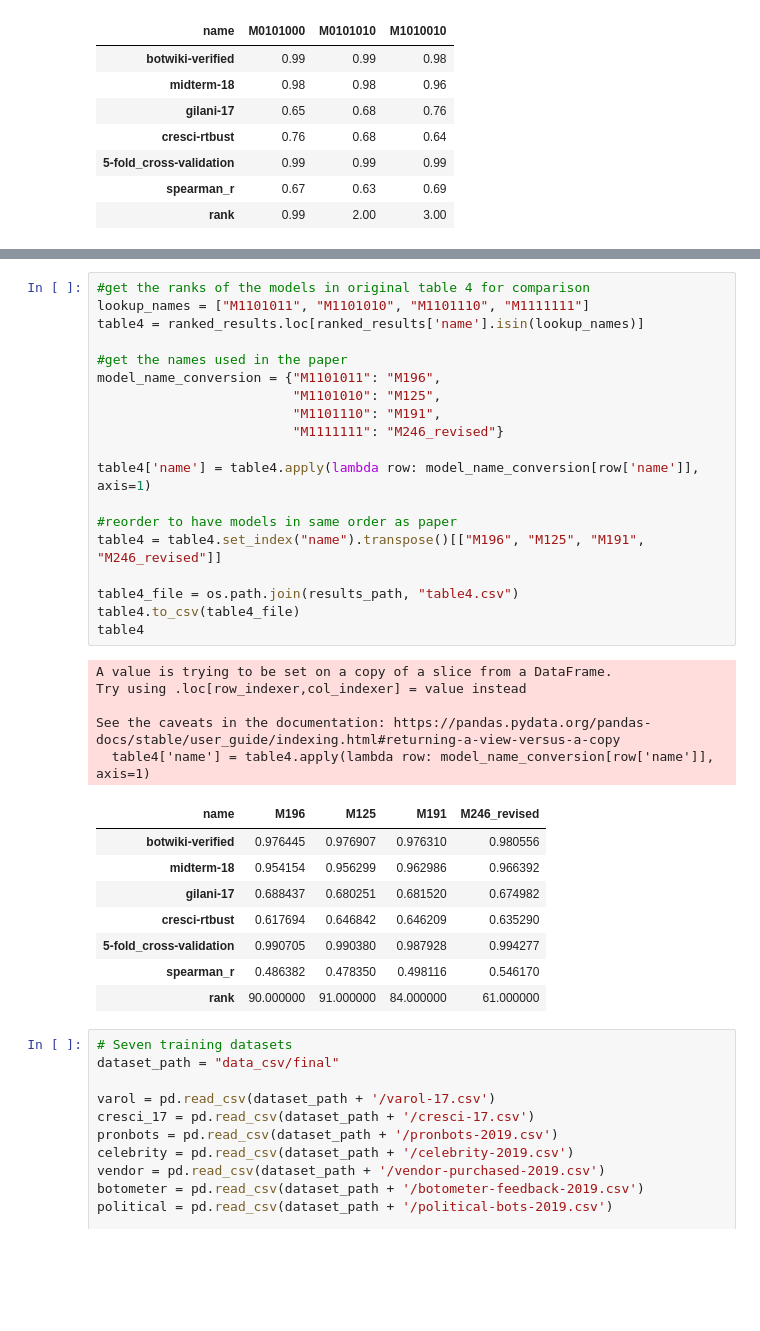
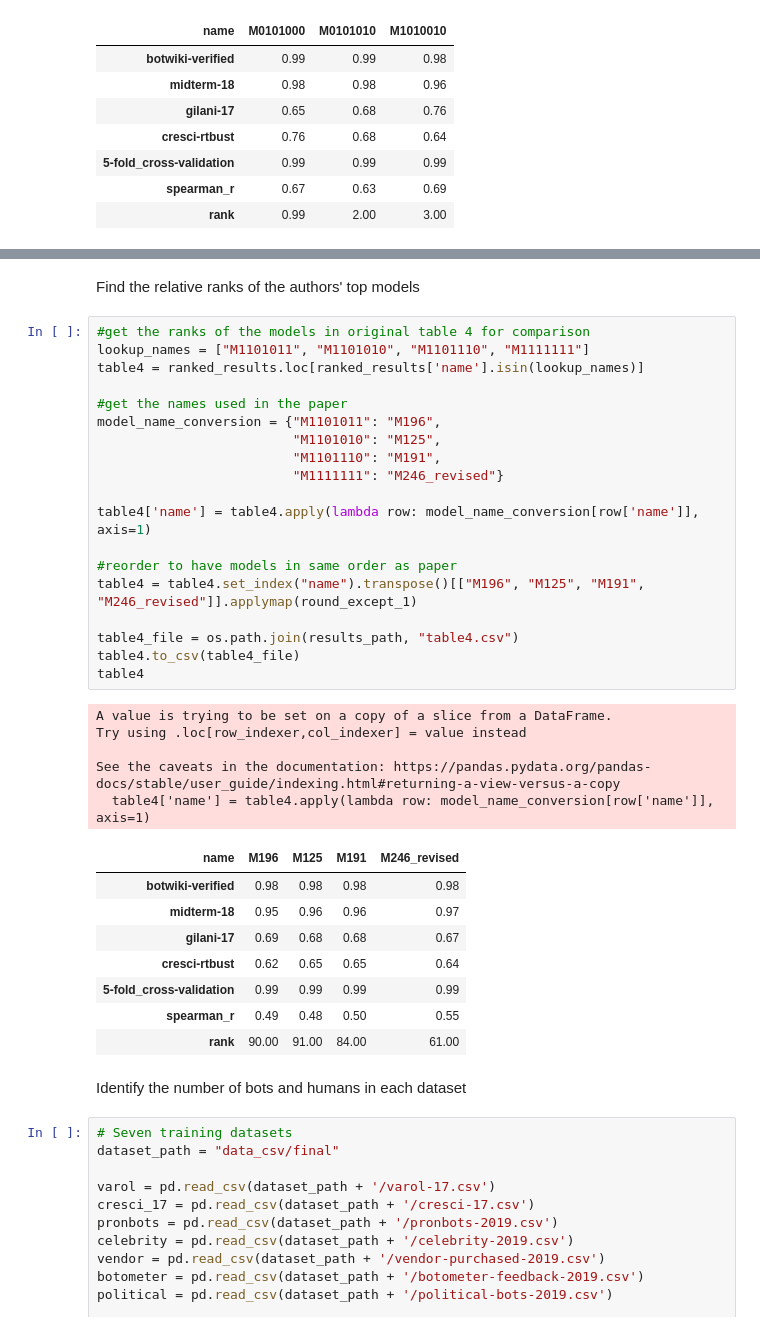
Before and after one commit to KatrinaLiqy/SocialBotDetection, a Jupyter notebook: DataAnalysis.ipynb, the cells around one changed output, grey strips where cells are left out. Saved outputs shown, nothing was run; the diff lists cells and outputs as text; blank space fills up the shorter version.

```diff
--- a/DataAnalysis.ipynb
+++ b/DataAnalysis.ipynb
@@ -117,37 +115,41 @@ graph.set_xticklabels(graph.get_xticklabels(), rotation=45, horizontalalignment=
 [figure]
+# %% [markdown]
+Find the relative ranks of the authors' top models
 # %%
 #get the ranks of the models in original table 4 for comparison
 lookup_names = ["M1101011", "M1101010", "M1101110", "M1111111"]
 table4 = ranked_results.loc[ranked_results['name'].isin(lookup_names)]
 
 #get the names used in the paper
 model_name_conversion = {"M1101011": "M196",
                          "M1101010": "M125",
                          "M1101110": "M191",
                          "M1111111": "M246_revised"}
 
 table4['name'] = table4.apply(lambda row: model_name_conversion[row['name']], axis=1)
 
 #reorder to have models in same order as paper
-table4 = table4.set_index("name").transpose()[["M196", "M125", "M191", "M246_revised"]]
+table4 = table4.set_index("name").transpose()[["M196", "M125", "M191", "M246_revised"]].applymap(round_except_1)
 
 table4_file = os.path.join(results_path, "table4.csv")
 table4.to_csv(table4_file)
 table4
 # %% [output]
 A value is trying to be set on a copy of a slice from a DataFrame.
 Try using .loc[row_indexer,col_indexer] = value instead
 
 See the caveats in the documentation: https://pandas.pydata.org/pandas-docs/stable/user_guide/indexing.html#returning-a-view-versus-a-copy
   table4['name'] = table4.apply(lambda row: model_name_conversion[row['name']], axis=1)
 | name | M196 | M125 | M191 | M246_revised |
-| botwiki-verified | 0.976445 | 0.976907 | 0.976310 | 0.980556 |
-| midterm-18 | 0.954154 | 0.956299 | 0.962986 | 0.966392 |
-| gilani-17 | 0.688437 | 0.680251 | 0.681520 | 0.674982 |
-| cresci-rtbust | 0.617694 | 0.646842 | 0.646209 | 0.635290 |
-| 5-fold_cross-validation | 0.990705 | 0.990380 | 0.987928 | 0.994277 |
-| spearman_r | 0.486382 | 0.478350 | 0.498116 | 0.546170 |
-| rank | 90.000000 | 91.000000 | 84.000000 | 61.000000 |
+| botwiki-verified | 0.98 | 0.98 | 0.98 | 0.98 |
+| midterm-18 | 0.95 | 0.96 | 0.96 | 0.97 |
+| gilani-17 | 0.69 | 0.68 | 0.68 | 0.67 |
+| cresci-rtbust | 0.62 | 0.65 | 0.65 | 0.64 |
+| 5-fold_cross-validation | 0.99 | 0.99 | 0.99 | 0.99 |
+| spearman_r | 0.49 | 0.48 | 0.50 | 0.55 |
+| rank | 90.00 | 91.00 | 84.00 | 61.00 |
+# %% [markdown]
+Identify the number of bots and humans in each dataset
 # %%
 # Seven training datasets
 dataset_path = "data_csv/final"
```
Also changed, not shown: parts of 17 cells of this notebook, 9 other files.
